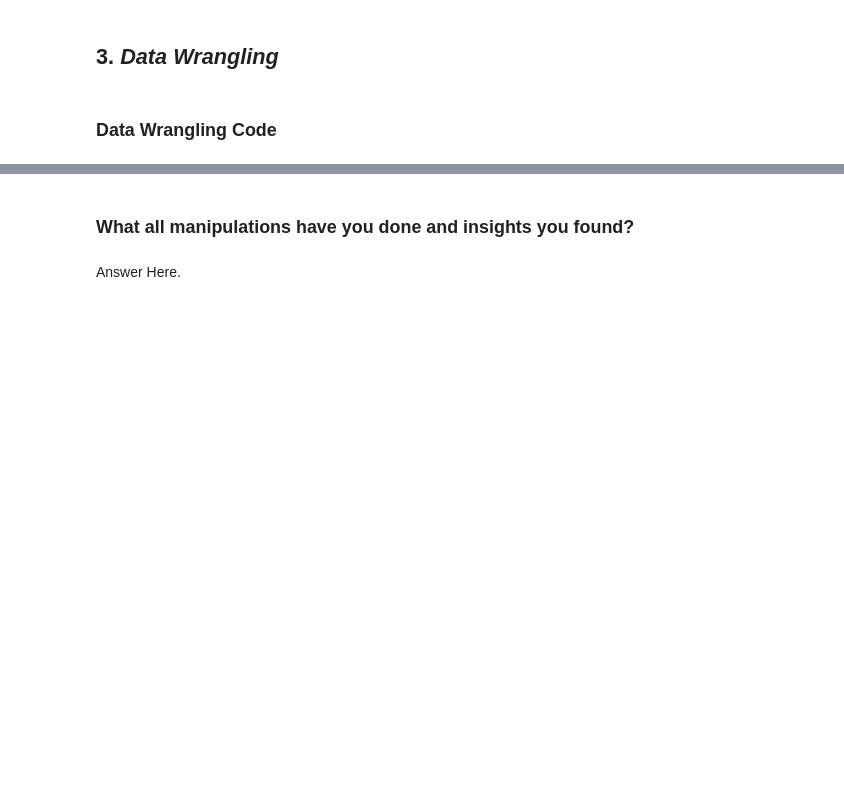
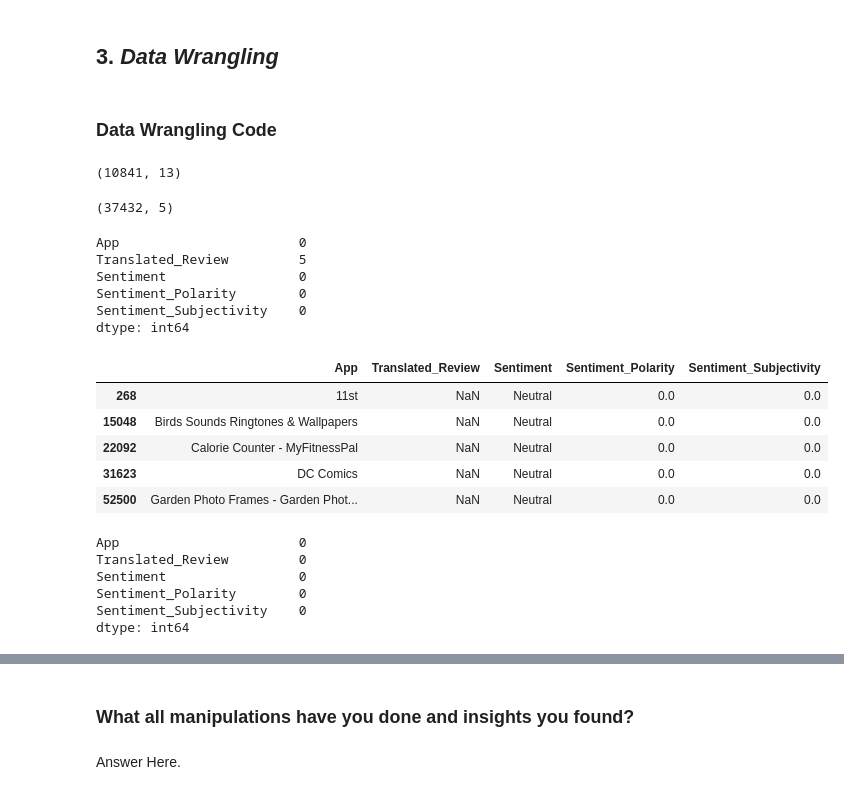
Before and after one commit to Nsaravanan1994/Play_Store_App_Review_Analysis, a Jupyter notebook: Saravanan_play_store_app_review_analysis_capstone_project.ipynb, the cells around one changed output, grey strips where cells are left out. Saved outputs shown, nothing was run; the diff lists cells and outputs as text; code cells hidden in the pictures; blank space fills up the shorter version.

```diff
--- a/Saravanan_play_store_app_review_analysis_capstone_project.ipynb
+++ b/Saravanan_play_store_app_review_analysis_capstone_project.ipynb
@@ -235,0 +326,35 @@ Answer Here
+# %%
+#lets check the shape
+non_nan_ps.shape
+#no changes in shape it remains same
+# %% [output]
+(10841, 13)
+# %%
+# we need to drop the rows if all the 4 cloumns having NaN values
+# because they are useless in this case
+non_nan_ur = userreview_df.dropna(subset = ['Translated_Review', 'Sentiment', 'Sentiment_Polarity','Sentiment_Subjectivity'], how = 'all')
+# %%
+#lets check the shape
+non_nan_ur.shape
+# %% [output]
+(37432, 5)
+# %%
+#lets check the NaN values
+non_nan_ur.isnull().sum()
+# %% [output]
+App                       0
+Translated_Review         5
+Sentiment                 0
+Sentiment_Polarity        0
+Sentiment_Subjectivity    0
+dtype: int64
+# %%
+#lets see what are all the rows having NaN value in Translated_Review
+non_nan_ur[(non_nan_ur['Translated_Review']).isnull()]
+# %% [output]
+|  | App | Translated_Review | Sentiment | Sentiment_Polarity | Sentiment_Subjectivity |
+| 268 | 11st | NaN | Neutral | 0.0 | 0.0 |
+| 15048 | Birds Sounds Ringtones & Wallpapers | NaN | Neutral | 0.0 | 0.0 |
+| 22092 | Calorie Counter - MyFitnessPal | NaN | Neutral | 0.0 | 0.0 |
+| 31623 | DC Comics | NaN | Neutral | 0.0 | 0.0 |
+| 52500 | Garden Photo Frames - Garden Phot... | NaN | Neutral | 0.0 | 0.0 |
@@ -235,0 +364,10 @@ Answer Here
+# %%
+#lets check the NaN values
+non_nan_ur.isnull().sum()
+# %% [output]
+App                       0
+Translated_Review         0
+Sentiment                 0
+Sentiment_Polarity        0
+Sentiment_Subjectivity    0
+dtype: int64
```
Also changed, not shown: parts of 21 cells of this notebook.
